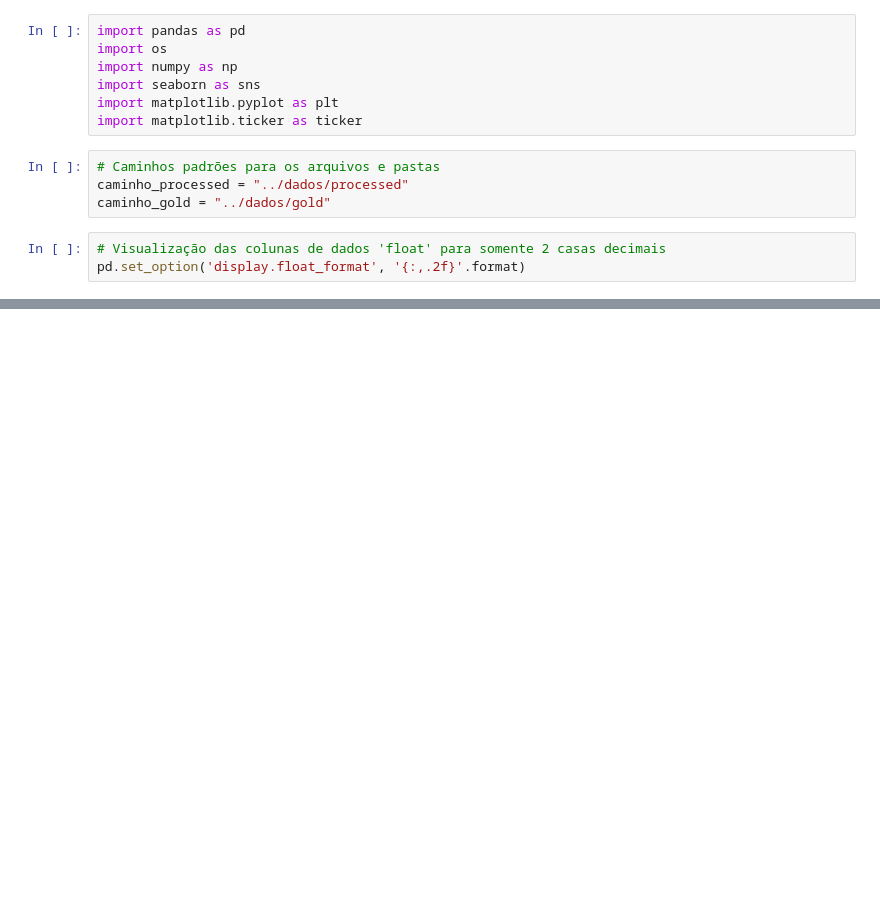
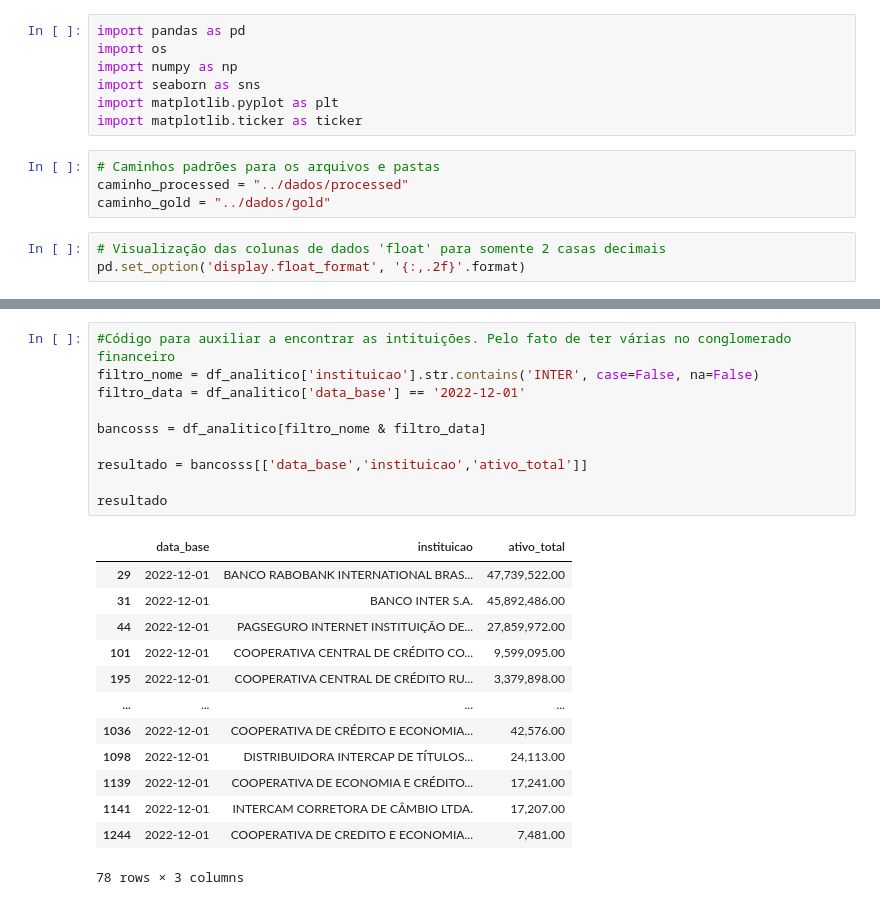
Before and after one commit to ThiagoPBorges/Banco-Master-Analise, a Jupyter notebook: notebook/03_feature_engineering.ipynb, the cells around one changed output, grey strips where cells are left out. Cells and saved outputs as stored; diff of their text form; blank space fills up the shorter version.

```diff
--- a/notebook/03_feature_engineering.ipynb
+++ b/notebook/03_feature_engineering.ipynb
@@ -85,0 +57,24 @@ display(tabela_dinamica)
+# %%
+#Código para auxiliar a encontrar as intituições. Pelo fato de ter várias no conglomerado financeiro
+filtro_nome = df_analitico['instituicao'].str.contains('INTER', case=False, na=False)
+filtro_data = df_analitico['data_base'] == '2022-12-01'
+
+bancosss = df_analitico[filtro_nome & filtro_data]
+
+resultado = bancosss[['data_base','instituicao','ativo_total']]
+
+resultado
+# %% [output]
+|  | data_base | instituicao | ativo_total |
+| 29 | 2022-12-01 | BANCO RABOBANK INTERNATIONAL BRAS... | 47,739,522.00 |
+| 31 | 2022-12-01 | BANCO INTER S.A. | 45,892,486.00 |
+| 44 | 2022-12-01 | PAGSEGURO INTERNET INSTITUIÇÃO DE... | 27,859,972.00 |
+| 101 | 2022-12-01 | COOPERATIVA CENTRAL DE CRÉDITO CO... | 9,599,095.00 |
+| 195 | 2022-12-01 | COOPERATIVA CENTRAL DE CRÉDITO RU... | 3,379,898.00 |
+| ... | ... | ... | ... |
+| 1036 | 2022-12-01 | COOPERATIVA DE CRÉDITO E ECONOMIA... | 42,576.00 |
+| 1098 | 2022-12-01 | DISTRIBUIDORA INTERCAP DE TÍTULOS... | 24,113.00 |
+| 1139 | 2022-12-01 | COOPERATIVA DE ECONOMIA E CRÉDITO... | 17,241.00 |
+| 1141 | 2022-12-01 | INTERCAM CORRETORA DE CÂMBIO LTDA. | 17,207.00 |
+| 1244 | 2022-12-01 | COOPERATIVA DE CREDITO E ECONOMIA... | 7,481.00 |
+78 rows × 3 columns
```
Also changed, not shown: parts of 8 cells of this notebook, 6 other files.
